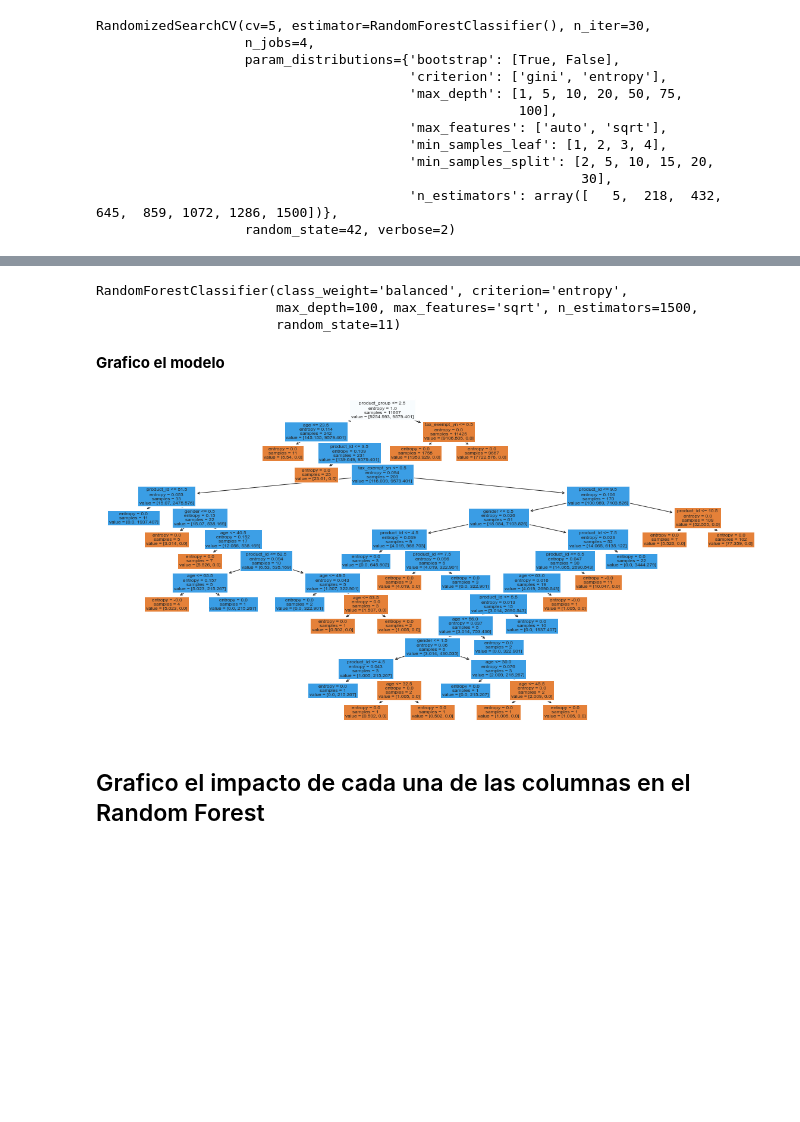
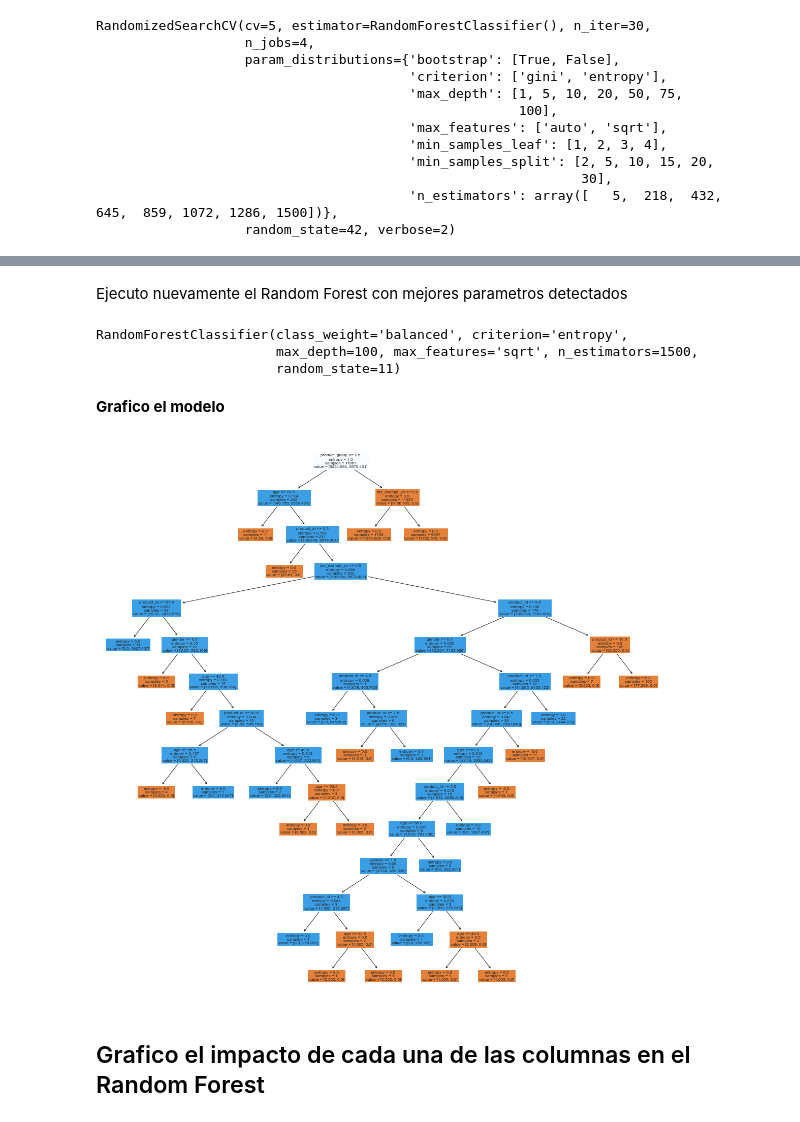
Before and after one commit to mateooaguiar/TP-Final, a Jupyter notebook: Entrega3+Aguiar Lopez Rodriguez Yaconisi.ipynb, the cells around one changed output, grey strips where cells are left out. Drawn from its saved outputs; the diff is of its cells as text; code cells hidden in the pictures; blank space fills up the shorter version.

```diff
--- a/Entrega3+Aguiar Lopez Rodriguez Yaconisi.ipynb
+++ b/Entrega3+Aguiar Lopez Rodriguez Yaconisi.ipynb
@@ -2630,17 +2637,19 @@ print(rf_random.score(testing, testing_labels))
-# %%
-model = RandomForestClassifier(random_state=11, max_depth=100, n_estimators=1500, min_samples_split= 2, min_samples_leaf =1, criterion='entropy', bootstrap= True,class_weight="balanced", max_features="sqrt")
-model.fit(training, training_labels)
-# %% [output]
-RandomForestClassifier(class_weight='balanced', criterion='entropy',
-                       max_depth=100, max_features='sqrt', n_estimators=1500,
-                       random_state=11)
+# %% [markdown]
+Ejecuto nuevamente el Random Forest con mejores parametros detectados
+# %%
+model = RandomForestClassifier(random_state=11, max_depth=100, n_estimators=1500, min_samples_split= 2, min_samples_leaf =1, criterion='entropy', bootstrap= True,class_weight="balanced", max_features="sqrt")
+model.fit(training, training_labels)
+# %% [output]
+RandomForestClassifier(class_weight='balanced', criterion='entropy',
+                       max_depth=100, max_features='sqrt', n_estimators=1500,
+                       random_state=11)
 # %% [markdown]
 <b>Grafico el modelo</b>
 # %%
-plt.figure(figsize=(20,10))
+plt.figure(figsize=(20,20))
 _ = tree.plot_tree(model.estimators_[0], feature_names=x.columns, filled=True)
 # %% [output]
-[figure, old version]
+[figure, new version]
 # %% [markdown]
 <h2>Grafico el impacto de cada una de las columnas en el Random Forest</h2>
 # %%
```
Also changed, not shown: parts of 11 cells of this notebook.
